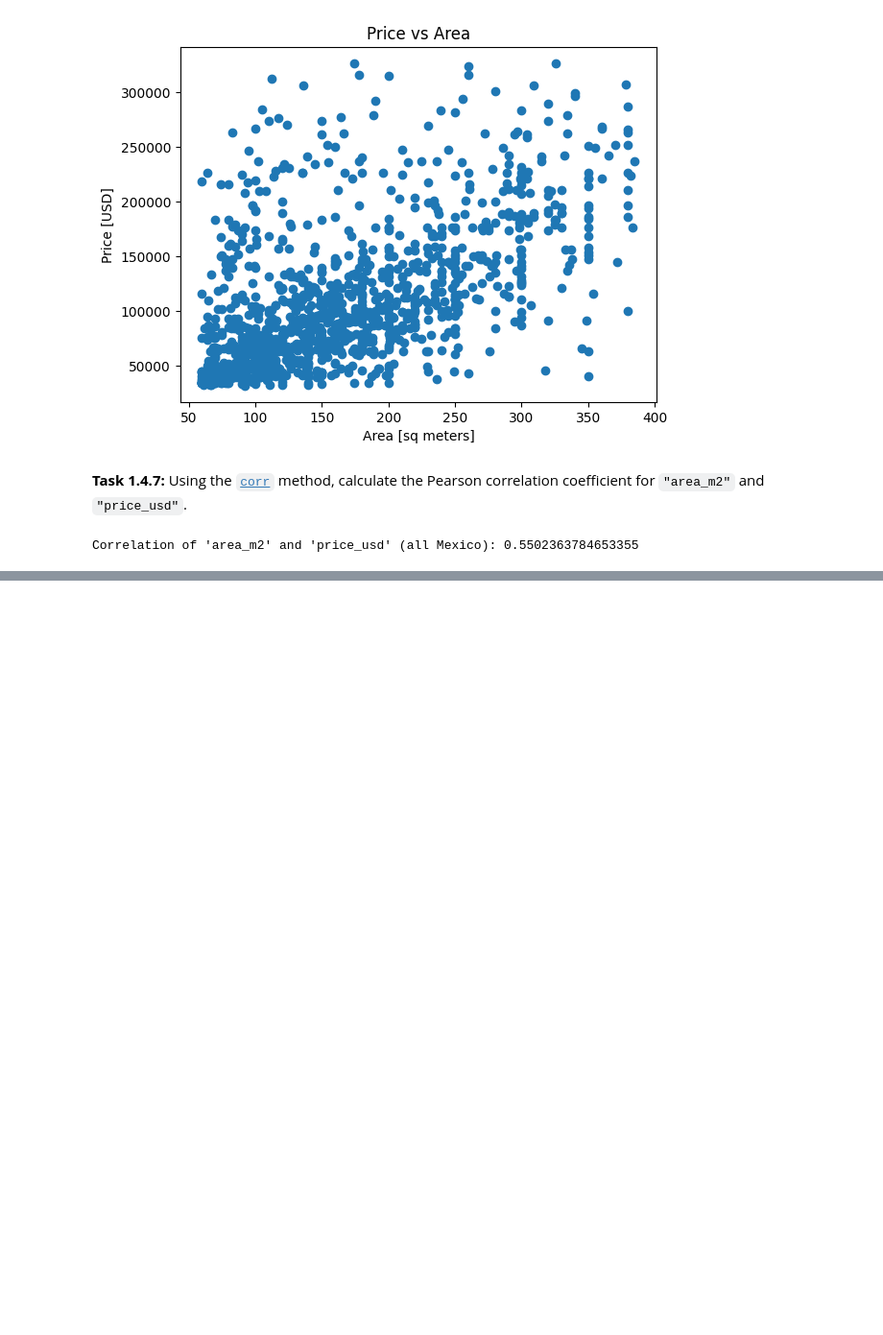
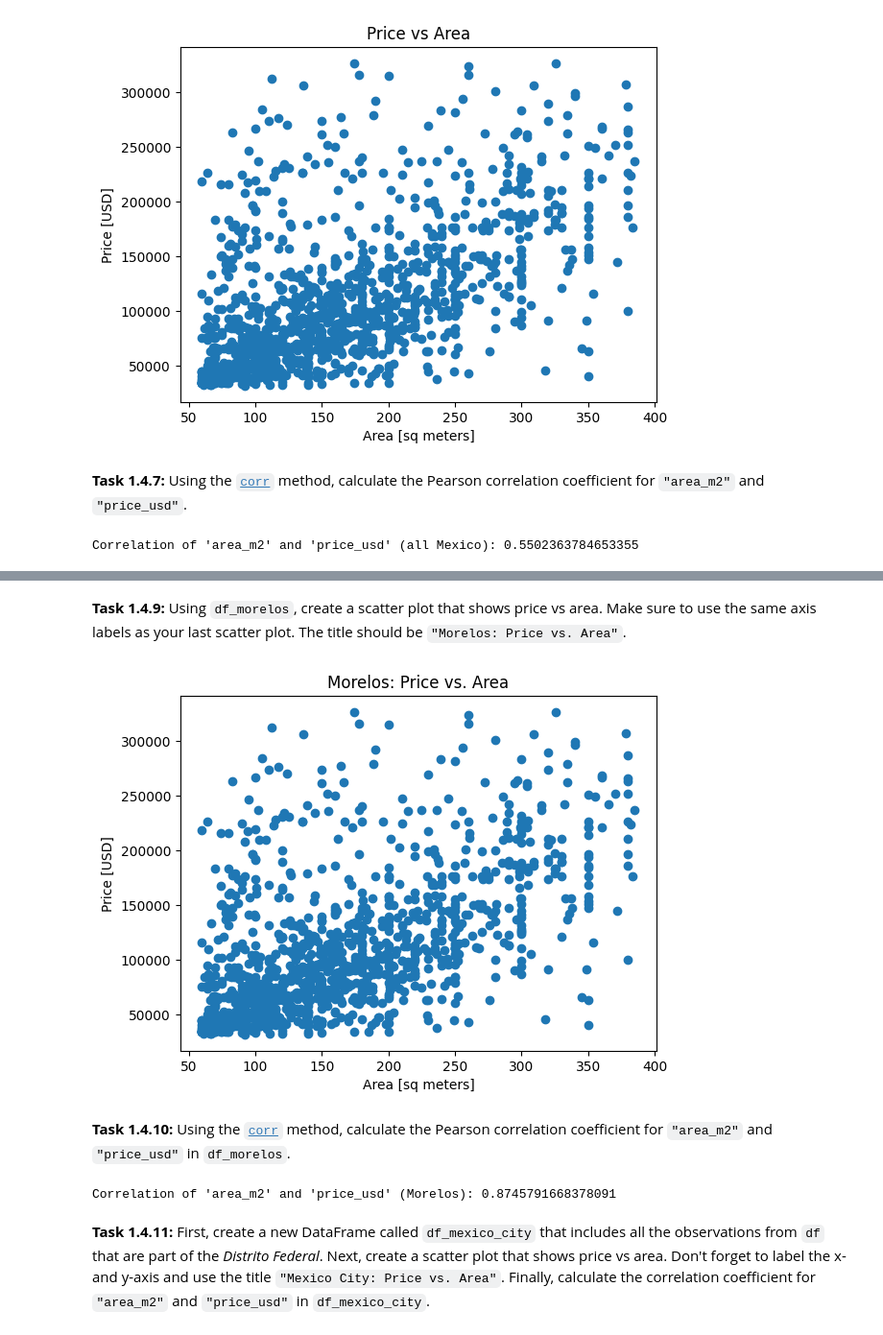
Before and after one commit to Ofgeha-Gelana/Housing-in-Mexico, a Jupyter notebook: notebooks/014-size-or-location.ipynb, the cells around one changed output, grey strips where cells are left out. Shown at 96% size. Saved outputs shown, nothing was run; the diff lists cells and outputs as text; code cells hidden in the pictures; blank space fills up the shorter version.

Commit message:
added corr

```diff
--- a/notebooks/014-size-or-location.ipynb
+++ b/notebooks/014-size-or-location.ipynb
@@ -118,0 +138,28 @@ Correlation of 'area_m2' and 'price_usd' (all Mexico): 0.5502363784653355
+# %% [markdown]
+**Task 1.4.9:** Using `df_morelos`, create a scatter plot that shows price vs area. Make sure to use the same axis labels as your last scatter plot. The title should be `"Morelos: Price vs. Area"`.
+# %%
+# Create scatter plot of "price_usd" vs "area_m2" in Morelos
+plt.scatter(x=df['area_m2'], y=df['price_usd'])
+
+# Add x-axis label
+plt.xlabel('Area [sq meters]')
+
+# Add y-axis label
+plt.ylabel('Price [USD]')
+
+# Add title
+plt.title('Morelos: Price vs. Area');
+# %% [output]
+[figure, added]
+# %% [markdown]
+**Task 1.4.10:** Using the [`corr`](https://pandas.pydata.org/docs/reference/api/pandas.Series.corr.html) method, calculate the Pearson correlation coefficient for `"area_m2"` and `"price_usd"` in `df_morelos`.
+# %%
+# Calculate correlation of "price_usd" and "area_m2" in `df_morelos`
+p_correlation = df_morelos['area_m2'].corr(df_morelos['price_usd'])
+
+# Print correlation coefficient
+print("Correlation of 'area_m2' and 'price_usd' (Morelos):", p_correlation)
+# %% [output]
+Correlation of 'area_m2' and 'price_usd' (Morelos): 0.8745791668378091
+# %% [markdown]
+**Task 1.4.11:** First, create a new DataFrame called `df_mexico_city` that includes all the observations from `df` that are part of the *Distrito Federal*. Next, create a scatter plot that shows price vs area. Don't forget to label the x- and y-axis and use the title `"Mexico City: Price vs. Area"`. Finally, calculate the  correlation coefficient for `"area_m2"` and `"price_usd"` in `df_mexico_city`.
```
Also changed, not shown: parts of 2 cells of this notebook.
